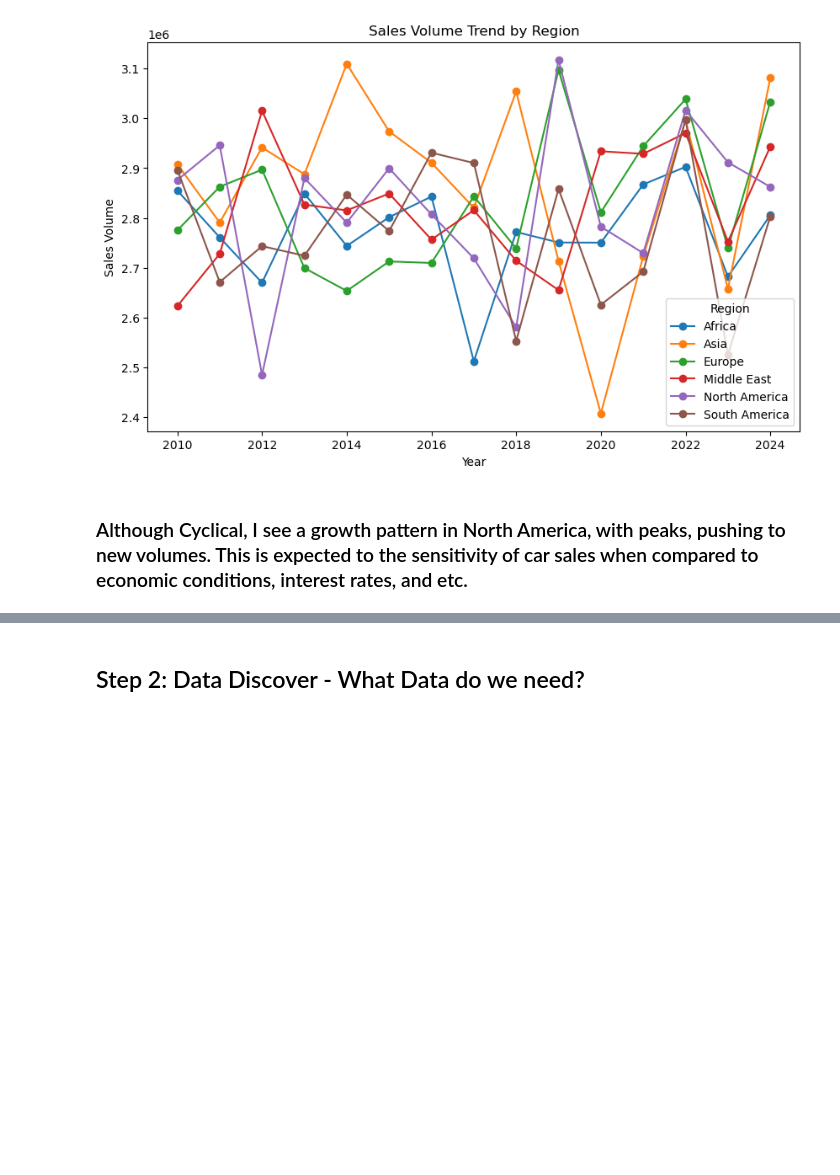
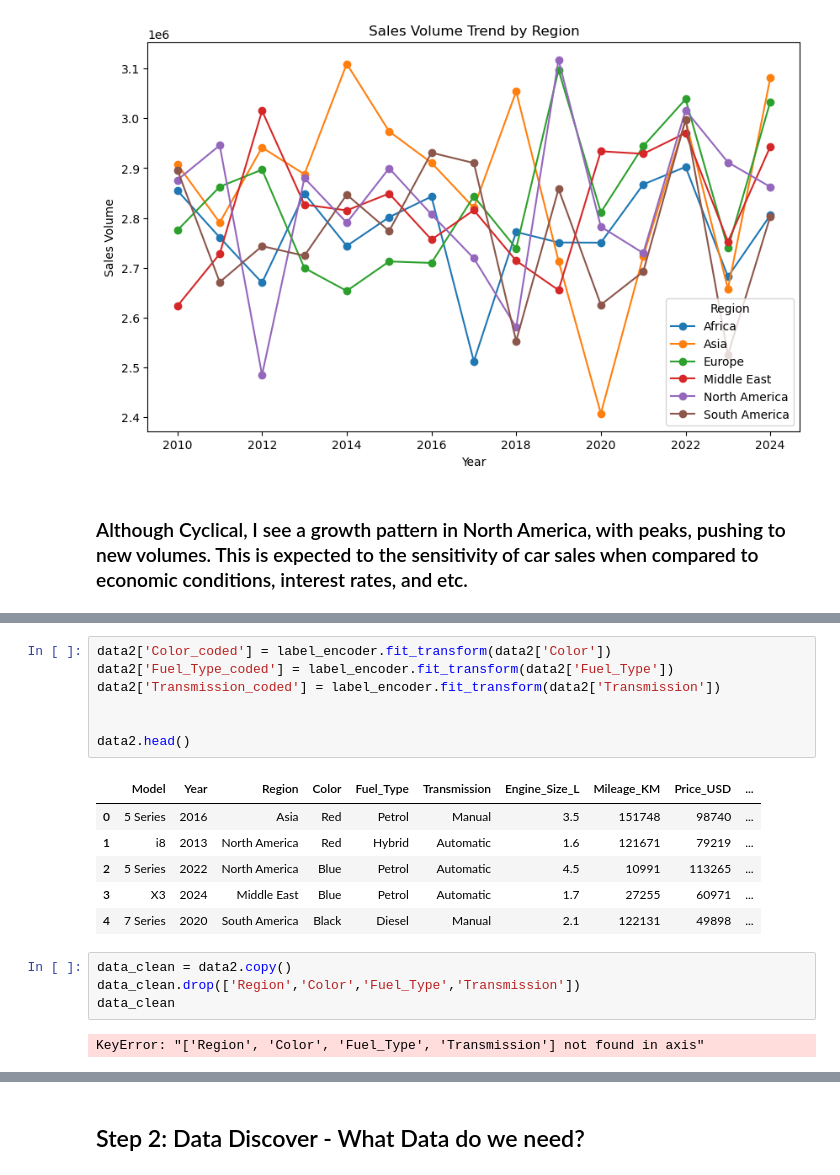
Before and after one commit to VithushanE/BMWWorldWideSales, a Jupyter notebook: BMWSales.ipynb, the cells around one changed output, grey strips where cells are left out. Cells and saved outputs as stored; diff of their text form; blank space fills up the shorter version.

```diff
--- a/BMWSales.ipynb
+++ b/BMWSales.ipynb
@@ -259,0 +314,20 @@ plt.show()
+# %%
+data2['Color_coded'] = label_encoder.fit_transform(data2['Color'])
+data2['Fuel_Type_coded'] = label_encoder.fit_transform(data2['Fuel_Type'])
+data2['Transmission_coded'] = label_encoder.fit_transform(data2['Transmission'])
+
+
+data2.head()
+# %% [output]
+|  | Model | Year | Region | Color | Fuel_Type | Transmission | Engine_Size_L | Mileage_KM | Price_USD | ... |
+| 0 | 5 Series | 2016 | Asia | Red | Petrol | Manual | 3.5 | 151748 | 98740 | ... |
+| 1 | i8 | 2013 | North America | Red | Hybrid | Automatic | 1.6 | 121671 | 79219 | ... |
+| 2 | 5 Series | 2022 | North America | Blue | Petrol | Automatic | 4.5 | 10991 | 113265 | ... |
+| 3 | X3 | 2024 | Middle East | Blue | Petrol | Automatic | 1.7 | 27255 | 60971 | ... |
+| 4 | 7 Series | 2020 | South America | Black | Diesel | Manual | 2.1 | 122131 | 49898 | ... |
+# %%
+data_clean = data2.copy()
+data_clean.drop(['Region','Color','Fuel_Type','Transmission'])
+data_clean
+# %% [output]
+KeyError: "['Region', 'Color', 'Fuel_Type', 'Transmission'] not found in axis"
```
Also changed, not shown: parts of 16 cells of this notebook.
